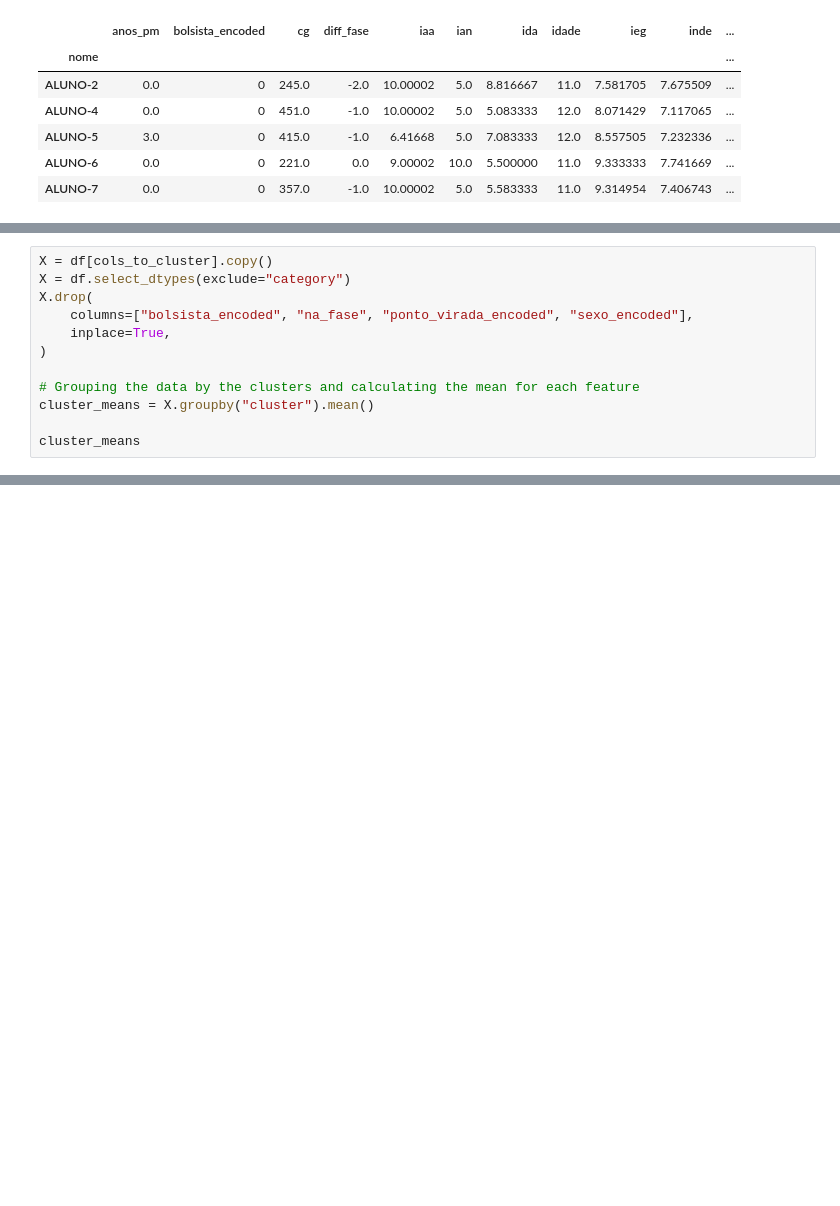
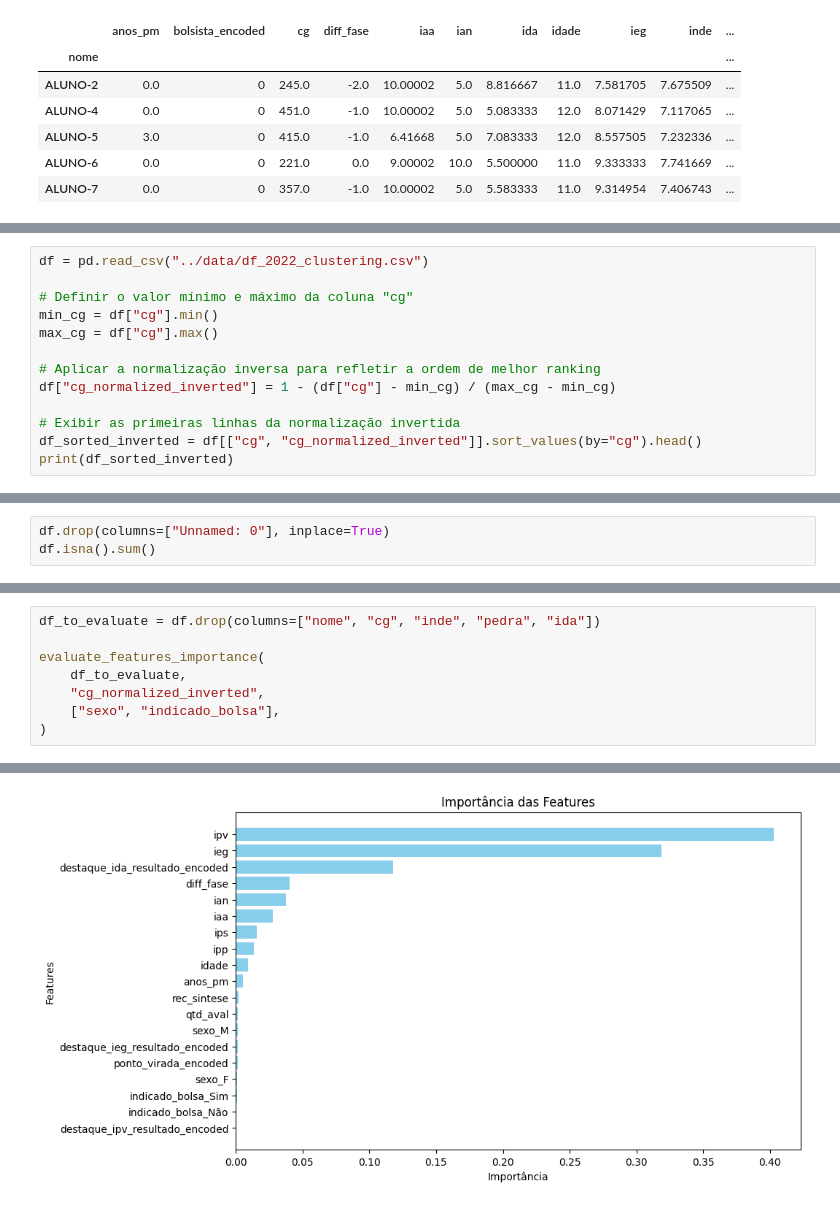
Before and after one commit to carlosvneves/fiap_datathonapp, a Jupyter notebook: notebooks/Clustering-Ranking.ipynb, the cells around one changed output, grey strips where cells are left out. Cells and saved outputs as stored; diff of their text form; blank space fills up the shorter version.

Commit message:
clustering ranking wip

```diff
--- a/notebooks/Clustering-Ranking.ipynb
+++ b/notebooks/Clustering-Ranking.ipynb
@@ -535,12 +315,0 @@ df[cols_to_cluster].describe()
-# %%
-X = df[cols_to_cluster].copy()
-X = df.select_dtypes(exclude="category")
-X.drop(
-    columns=["bolsista_encoded", "na_fase", "ponto_virada_encoded", "sexo_encoded"],
-    inplace=True,
-)
-
-# Grouping the data by the clusters and calculating the mean for each feature
-cluster_means = X.groupby("cluster").mean()
-
-cluster_means
@@ -708,0 +405,13 @@ plt.show()
+# %%
+df = pd.read_csv("../data/df_2022_clustering.csv")
+
+# Definir o valor mínimo e máximo da coluna "cg"
+min_cg = df["cg"].min()
+max_cg = df["cg"].max()
+
+# Aplicar a normalização inversa para refletir a ordem de melhor ranking
+df["cg_normalized_inverted"] = 1 - (df["cg"] - min_cg) / (max_cg - min_cg)
+
+# Exibir as primeiras linhas da normalização invertida
+df_sorted_inverted = df[["cg", "cg_normalized_inverted"]].sort_values(by="cg").head()
+print(df_sorted_inverted)
@@ -708,0 +427,3 @@ plt.show()
+# %%
+df.drop(columns=["Unnamed: 0"], inplace=True)
+df.isna().sum()
@@ -708,0 +567,9 @@ plt.show()
+# %%
+df_to_evaluate = df.drop(columns=["nome", "cg", "inde", "pedra", "ida"])
+
+evaluate_features_importance(
+    df_to_evaluate,
+    "cg_normalized_inverted",
+    ["sexo", "indicado_bolsa"],
+)
+# %% [output]
@@ -708,0 +593 @@ plt.show()
+[figure, added]
```
Also changed, not shown: parts of 80 cells of this notebook, 3 other files.
